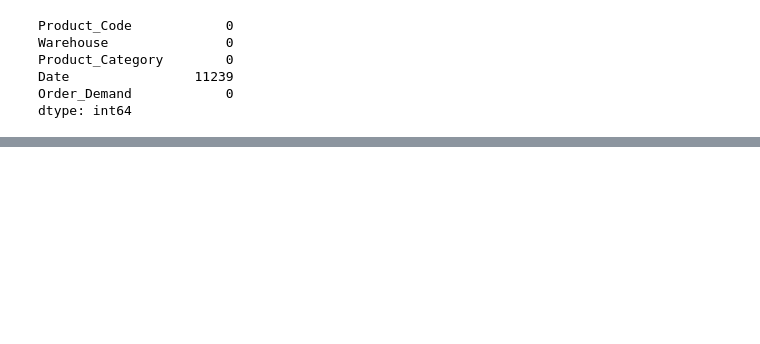
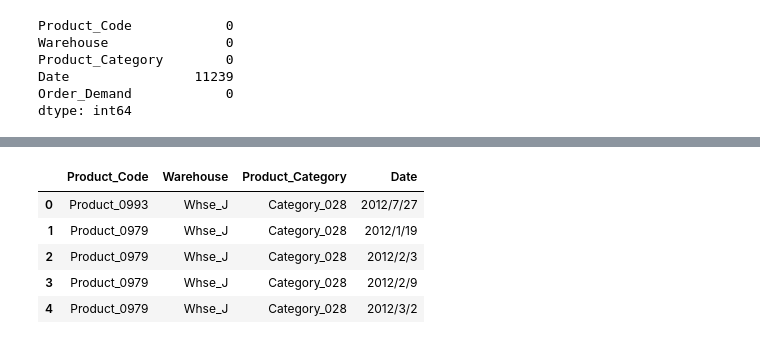
Before and after one commit to AlirezaHosseinii/ForecastsForProductDemand, a Jupyter notebook: forecastsforproductdemand.ipynb, the cells around one changed output, grey strips where cells are left out. Drawn from its saved outputs; the diff is of its cells as text; code cells hidden in the pictures; blank space fills up the shorter version.

```diff
--- a/forecastsforproductdemand.ipynb
+++ b/forecastsforproductdemand.ipynb
@@ -37,2 +89,2 @@ memory usage: 8.0+ MB
 # %%
-df.dropna(inplace=True)
+df["Date"].fillna("0000/0/0" ,inplace=True)
@@ -39,3 +121,12 @@ df.dropna(inplace=True)
 # %%
 X = df.drop(["Order_Demand"], axis = 1)
 Y = pd.DataFrame(df["Order_Demand"])
+# %%
+X.head()
+# %% [output]
+|  | Product_Code | Warehouse | Product_Category | Date |
+| 0 | Product_0993 | Whse_J | Category_028 | 2012/7/27 |
+| 1 | Product_0979 | Whse_J | Category_028 | 2012/1/19 |
+| 2 | Product_0979 | Whse_J | Category_028 | 2012/2/3 |
+| 3 | Product_0979 | Whse_J | Category_028 | 2012/2/9 |
+| 4 | Product_0979 | Whse_J | Category_028 | 2012/3/2 |
```
Also changed, not shown: parts of 20 cells of this notebook.
